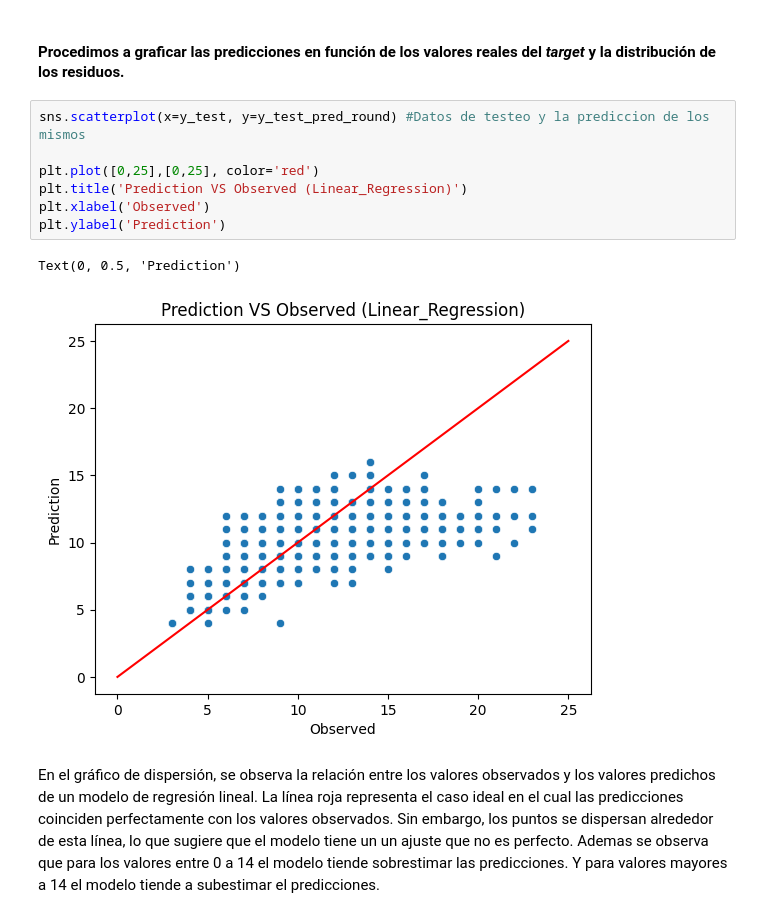
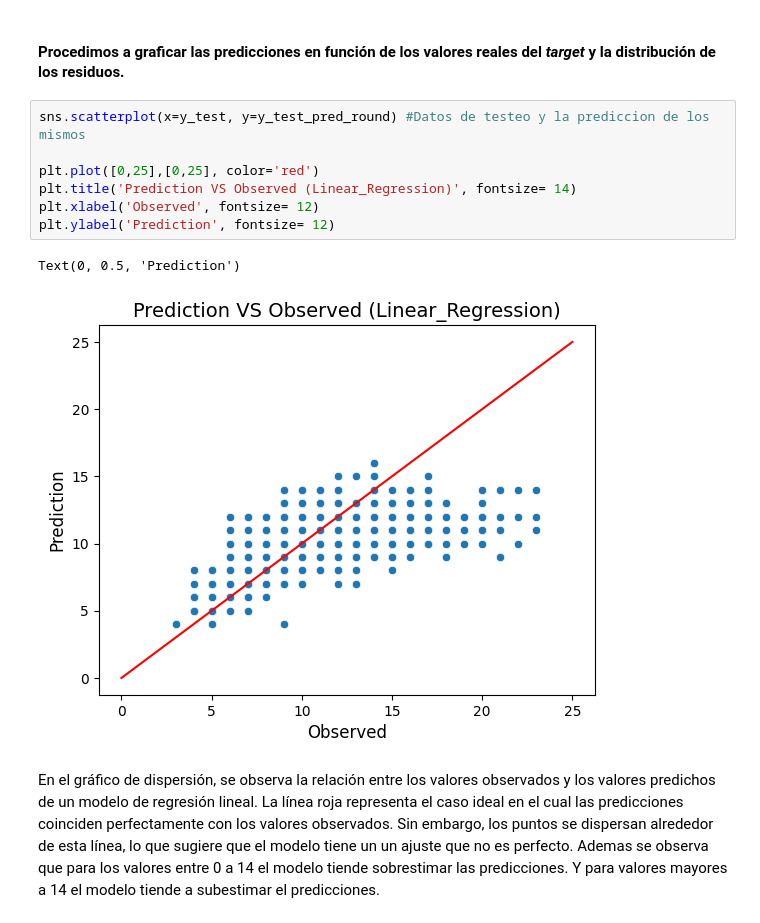
Before and after one commit to bautistaturri/EntregaIAA, a Jupyter notebook: Abalones_Entrega_Final.ipynb, the cells around one changed output. Saved outputs shown, nothing was run; the diff lists cells and outputs as text.

```diff
--- a/Abalones_Entrega_Final.ipynb
+++ b/Abalones_Entrega_Final.ipynb
@@ -204,13 +204,13 @@ lr_perf_df
 # %%
 sns.scatterplot(x=y_test, y=y_test_pred_round) #Datos de testeo y la prediccion de los mismos
 
 plt.plot([0,25],[0,25], color='red')
-plt.title('Prediction VS Observed (Linear_Regression)')
-plt.xlabel('Observed')
-plt.ylabel('Prediction')
+plt.title('Prediction VS Observed (Linear_Regression)', fontsize= 14)
+plt.xlabel('Observed', fontsize= 12)
+plt.ylabel('Prediction', fontsize= 12)
 # %% [output]
 Text(0, 0.5, 'Prediction')
-[figure, old version]
+[figure, new version]
 # %% [markdown]
 
 En el gráfico de dispersión, se observa la relación entre los valores observados y los valores predichos de un modelo de regresión lineal. La línea roja representa el caso ideal en el cual las predicciones coinciden perfectamente con los valores observados. Sin embargo, los puntos se dispersan alrededor de esta línea, lo que sugiere que el modelo tiene un un ajuste que no es perfecto. Ademas se observa que para los valores entre 0 a 14 el modelo tiende sobrestimar las predicciones. Y para valores mayores a 14 el modelo tiende a subestimar el predicciones.
```
Also changed, not shown: parts of 6 cells of this notebook.
